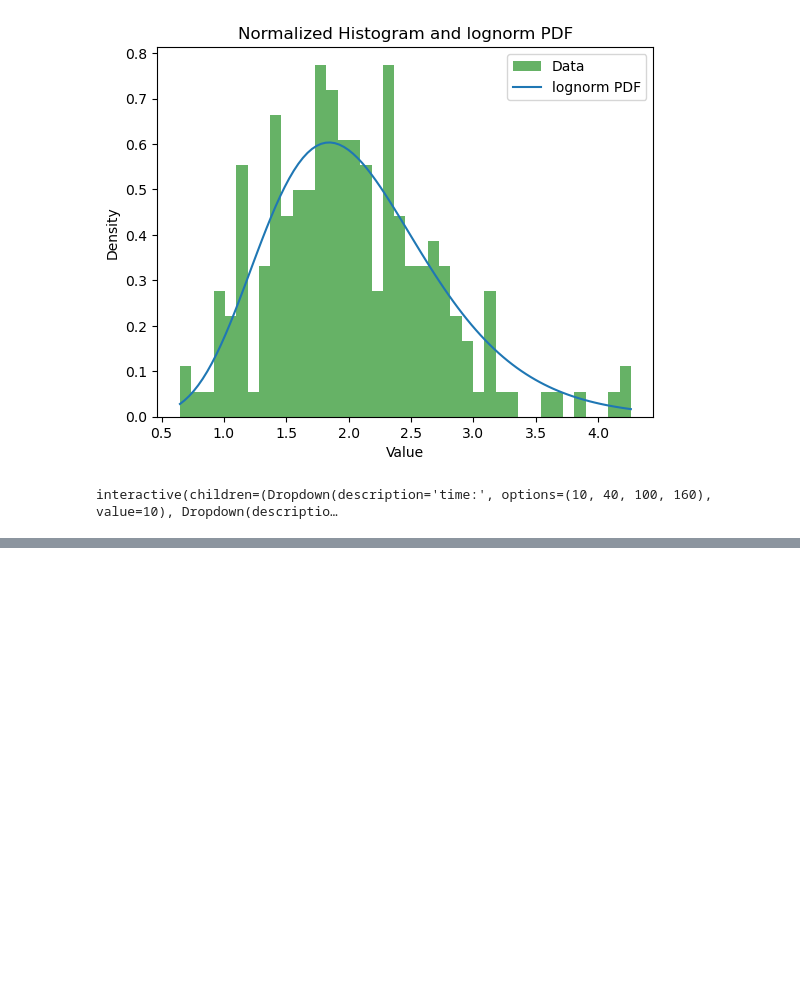
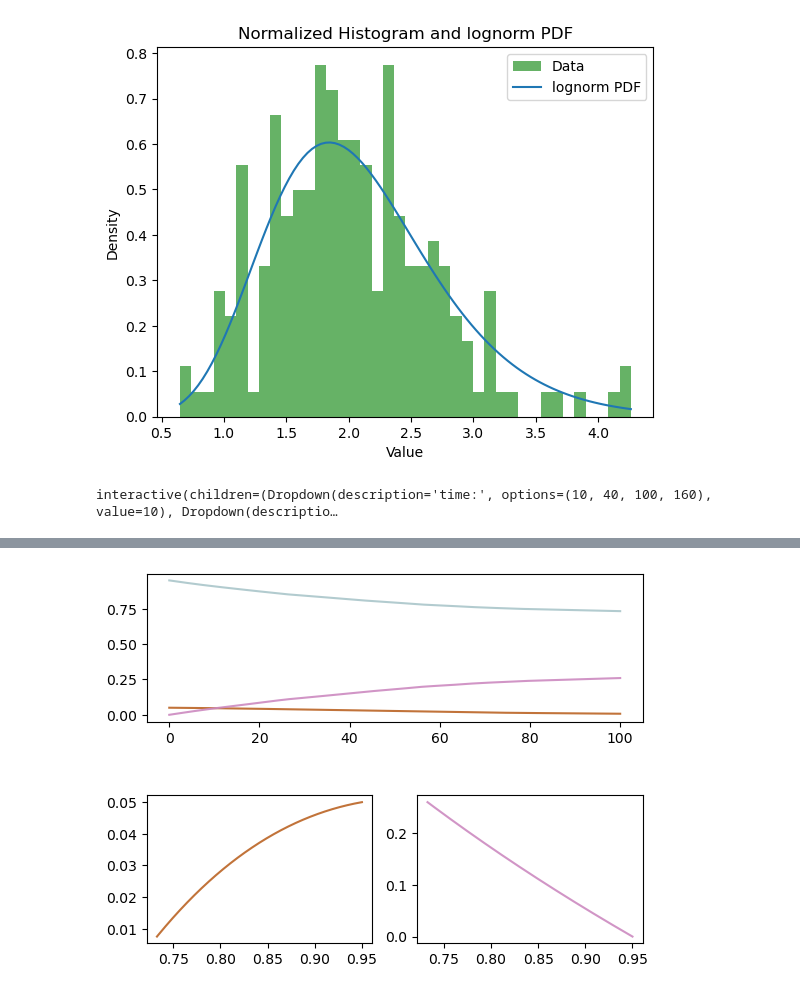
Before and after one commit to galendal/model_prepare, a Jupyter notebook: modelling_demo.ipynb, the cells around one changed output, grey strips where cells are left out. Drawn from its saved outputs; the diff is of its cells as text; code cells hidden in the pictures; blank space fills up the shorter version.

```diff
--- a/modelling_demo.ipynb
+++ b/modelling_demo.ipynb
@@ -397,0 +401,4 @@ interactive(children=(Dropdown(description='time:', options=(10, 40, 100, 160),
+# %%
+R_t_all = pd.read_csv('R_estimate.csv')
+R_t=R_t_all['R_t']
+R_t.index.values
@@ -397,0 +479,26 @@ interactive(children=(Dropdown(description='time:', options=(10, 40, 100, 160),
+# %%
+S, I, R = ret.T
+
+# Create figures
+fig=plt.figure()
+fig.tight_layout(pad=6.0)
+ax_upper = plt.subplot2grid((2, 2), (0, 0), colspan=2)
+
+ax_lower_left = plt.subplot2grid((2, 2), (1, 0))
+ax_lower_right = plt.subplot2grid((2, 2), (1, 1))
+plt.subplots_adjust(hspace=0.5)
+
+
+ax_upper.plot(days, S, color='#aac6ca', alpha=0.9)
+ax_upper.plot(days, I, color='#bb6424', alpha=0.9)
+ax_upper.plot(days, R, color='#cc8ac0', alpha=0.9)
+
+ax_lower_left.plot(S, I, color='#bb6424', alpha=0.9)
+ax_lower_right.plot(S, R, color='#cc8ac0', alpha=0.9)
+
+#ax_lower_right.set_ybound(0,1.)
+#ax_lower_left.set_ybound(0,1.)
+
+plt.show()
+# %% [output]
+[figure, added]
```
Also changed, not shown: parts of 8 cells of this notebook, 3 other files.
